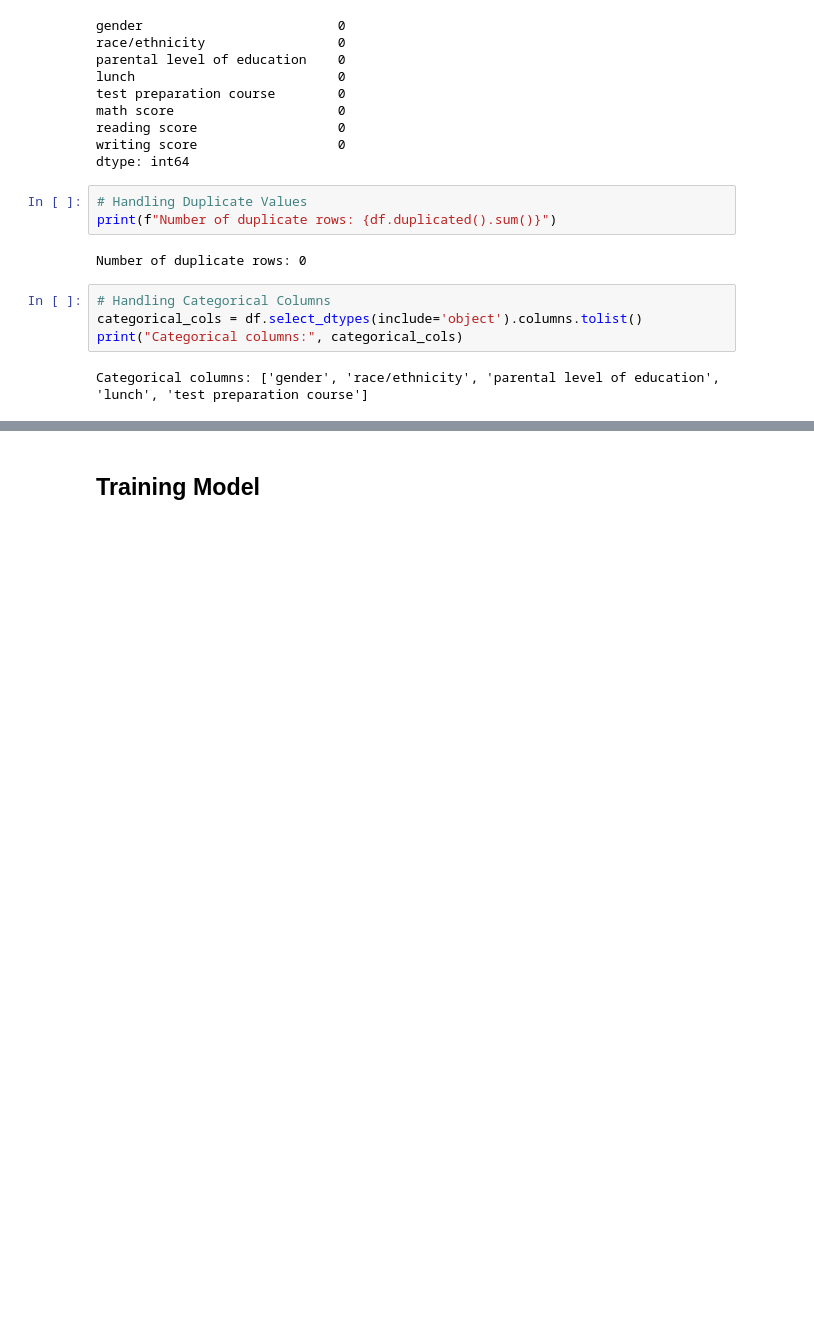
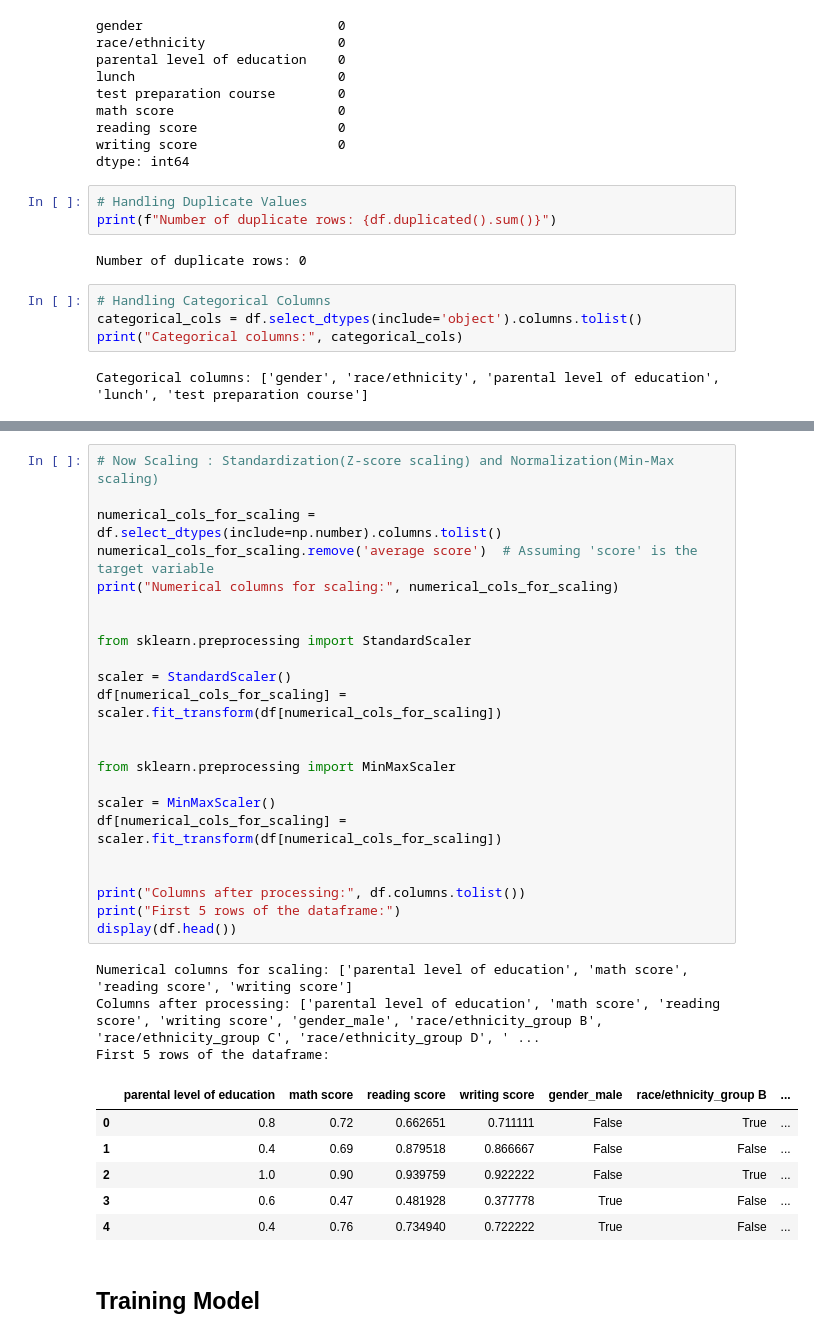
Before and after one commit to ash-iiiiish/30-Machine-Learning-Projects, a Jupyter notebook: A-Regression_Projects(1-10)/3.Student_Score_Prediction/student-score-prediction.ipynb, the cells around one changed output, grey strips where cells are left out. Cells and saved outputs as stored; diff of their text form; blank space fills up the shorter version.

```diff
--- a/A-Regression_Projects(1-10)/3.Student_Score_Prediction/student-score-prediction.ipynb
+++ b/A-Regression_Projects(1-10)/3.Student_Score_Prediction/student-score-prediction.ipynb
@@ -82,2 +127,35 @@ Categorical columns: ['gender', 'race/ethnicity', 'parental level of education',
+# %%
+# Now Scaling : Standardization(Z-score scaling) and Normalization(Min-Max scaling)
+
+numerical_cols_for_scaling = df.select_dtypes(include=np.number).columns.tolist()
+numerical_cols_for_scaling.remove('average score')  # Assuming 'score' is the target variable
+print("Numerical columns for scaling:", numerical_cols_for_scaling)
+
+
+from sklearn.preprocessing import StandardScaler
+
+scaler = StandardScaler()
+df[numerical_cols_for_scaling] = scaler.fit_transform(df[numerical_cols_for_scaling])
+
+
+from sklearn.preprocessing import MinMaxScaler
+
+scaler = MinMaxScaler()
+df[numerical_cols_for_scaling] = scaler.fit_transform(df[numerical_cols_for_scaling])
+
+
+print("Columns after processing:", df.columns.tolist())
+print("First 5 rows of the dataframe:")
+display(df.head())
+# %% [output]
+Numerical columns for scaling: ['parental level of education', 'math score', 'reading score', 'writing score']
+Columns after processing: ['parental level of education', 'math score', 'reading score', 'writing score', 'gender_male', 'race/ethnicity_group B', 'race/ethnicity_group C', 'race/ethnicity_group D', ' ...
+First 5 rows of the dataframe:
+|  | parental level of education | math score | reading score | writing score | gender_male | race/ethnicity_group B | ... |
+| 0 | 0.8 | 0.72 | 0.662651 | 0.711111 | False | True | ... |
+| 1 | 0.4 | 0.69 | 0.879518 | 0.866667 | False | False | ... |
+| 2 | 1.0 | 0.90 | 0.939759 | 0.922222 | False | True | ... |
+| 3 | 0.6 | 0.47 | 0.481928 | 0.377778 | True | False | ... |
+| 4 | 0.4 | 0.76 | 0.734940 | 0.722222 | True | False | ... |
 # %% [markdown]
 ## Training Model
```
Also changed, not shown: parts of 8 cells of this notebook, 1 other file.
